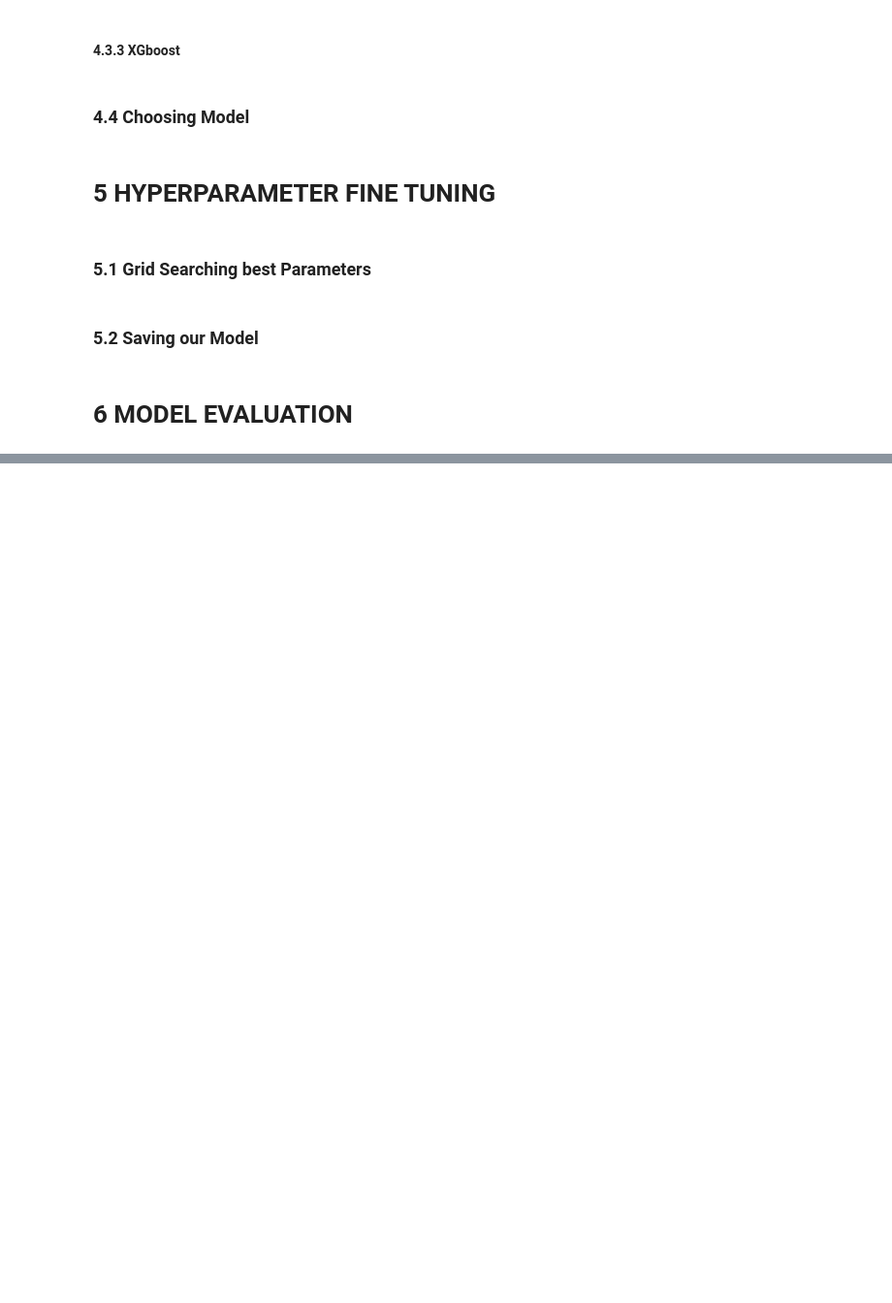
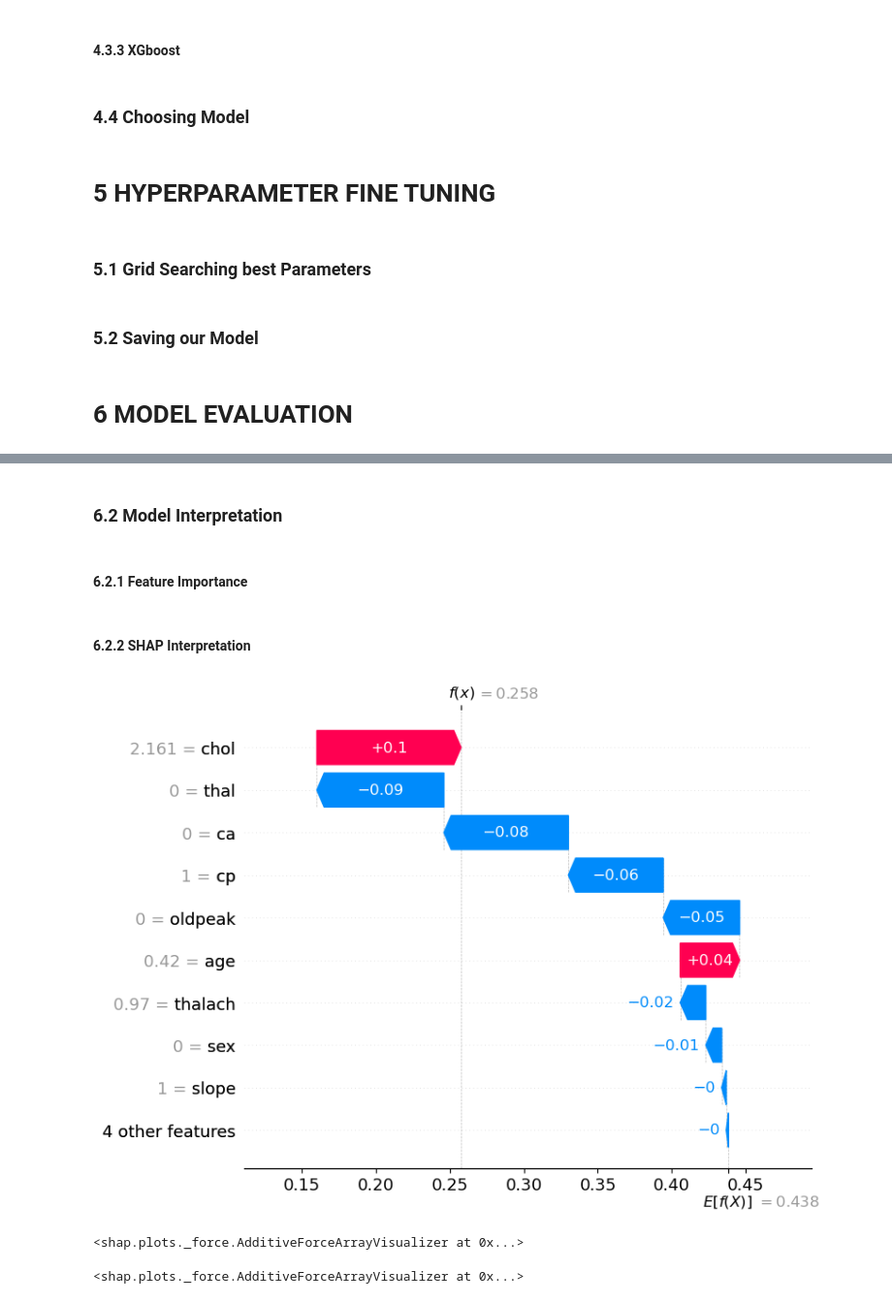
Before and after one commit to victor-bongestab/heart-disease, a Jupyter notebook: heart-disease.ipynb, the cells around one changed output, grey strips where cells are left out. Shown at 97% size. Drawn from its saved outputs; the diff is of its cells as text; code cells hidden in the pictures; blank space fills up the shorter version.

Commit message:
crisp phase: evaluation and interpretation. Also saved the scalers as .pkl

```diff
--- a/heart-disease.ipynb
+++ b/heart-disease.ipynb
@@ -669,8 +671,15 @@ df4 = df3.copy()
 cols_minmax = ['oldpeak']
 cols_std = num_attributes = [att for att in num_attributes if att != 'oldpeak']
 
-df4[cols_minmax] = MinMaxScaler().fit_transform(df4[cols_minmax])
-df4[cols_std] = StandardScaler().fit_transform(df4[cols_std])
+# Scalers
+mms = MinMaxScaler()
+ss = StandardScaler()
+
+df4[cols_minmax] = mms.fit_transform(df4[cols_minmax])
+df4[cols_std] = ss.fit_transform(df4[cols_std])
+
+pickle.dump( mms, open( 'parameter/cols_minmax.pkl', 'wb' ) )
+pickle.dump( ss, open( 'parameter/cols_std.pkl', 'wb' ) )
 # %% [markdown]
 #### 4.1.2 Encoders
 # %%
@@ -880,0 +897,11 @@ pickle.dump( rf_tuned, open('model/heart_disease_tuned_rf.pkl', 'wb') )
+# %%
+# I already saved my trained and tuned model, let's save some time.
+# File path (Windows Service for Linux).
+model_path = r'/mnt/d/data_science/projects/heart-disease/model/heart_disease_tuned_rf.pkl'
+
+# Opening and loading model.
+with open(model_path, 'rb') as file:
+    rf_model = pickle.load(file)
+    print("Trained model was successfully loaded.")
+
+y_pred = rf_model.predict( X_test )
@@ -880,0 +936,4 @@ pickle.dump( rf_tuned, open('model/heart_disease_tuned_rf.pkl', 'wb') )
+# %% [markdown]
+### 6.2 Model Interpretation
+# %% [markdown]
+#### 6.2.1 Feature Importance
@@ -880,0 +982,29 @@ pickle.dump( rf_tuned, open('model/heart_disease_tuned_rf.pkl', 'wb') )
+# %% [markdown]
+#### 6.2.2 SHAP Interpretation
+# %%
+# TreeExplainer for our Random Forest model.
+explainer = shap.TreeExplainer(rf_model)
+
+# SHAP values for our test features.
+shap_values = explainer.shap_values(X_test)
+
+# Explanation on how one of the positive classes was chosen.
+shap_exp = shap.Explanation(values=shap_values[1],
+                            base_values=explainer.expected_value[1],
+                            data=X_test,
+                            feature_names=X_test.columns)
+
+# Plotting waterfall graph for our n-th positive instance.
+n = 1
+shap.waterfall_plot(shap_exp[n])
+shap.plots.force(shap_exp[0:10])
+# %% [output]
+[figure, added]
+<shap.plots._force.AdditiveForceArrayVisualizer at 0x...>
+# %%
+plt.style.use('default')
+
+# Plotting multiple instances
+shap.plots.force(shap_exp[0:10])
+# %% [output]
+<shap.plots._force.AdditiveForceArrayVisualizer at 0x...>
```
Also changed, not shown: parts of 14 cells of this notebook, 2 other files.
